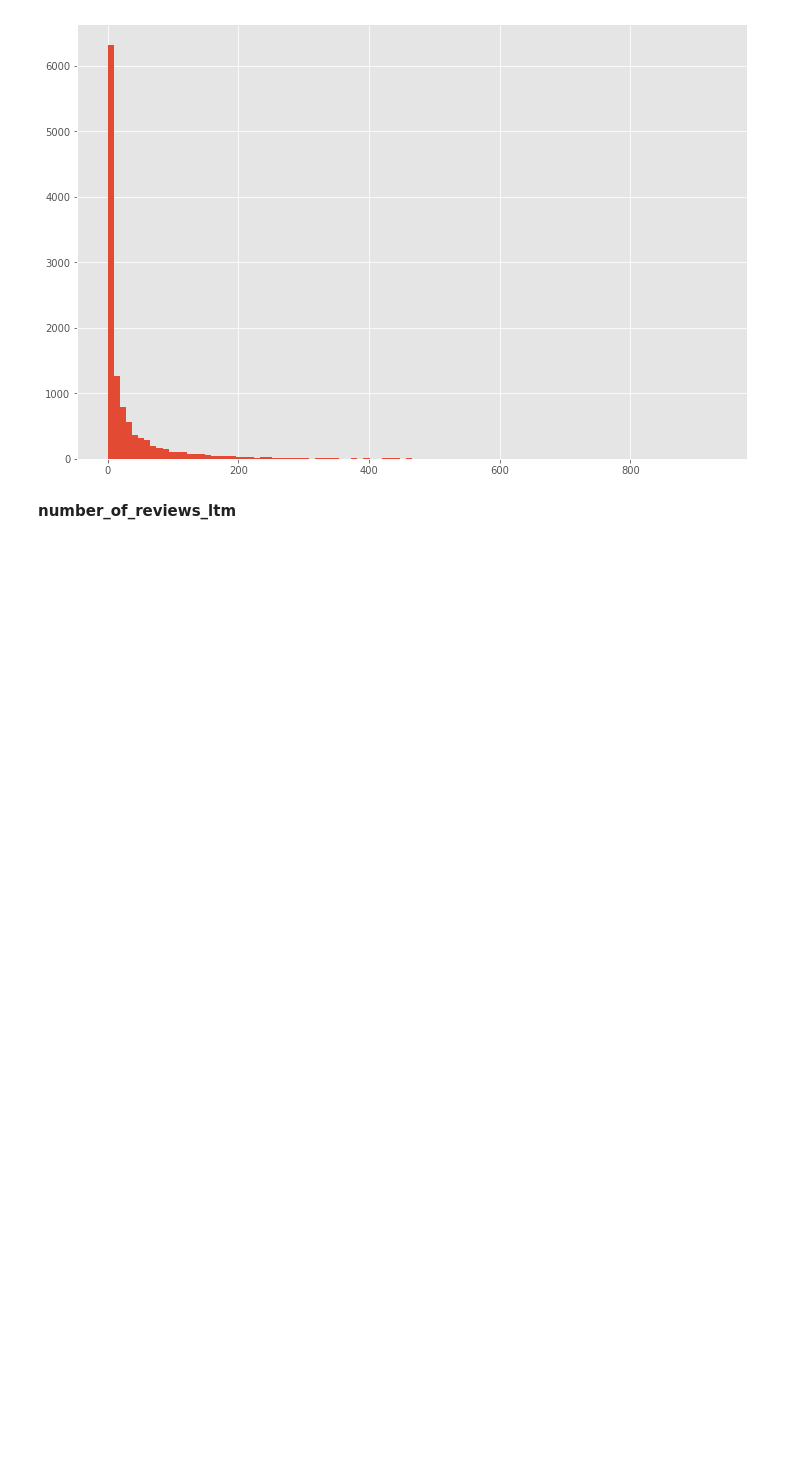
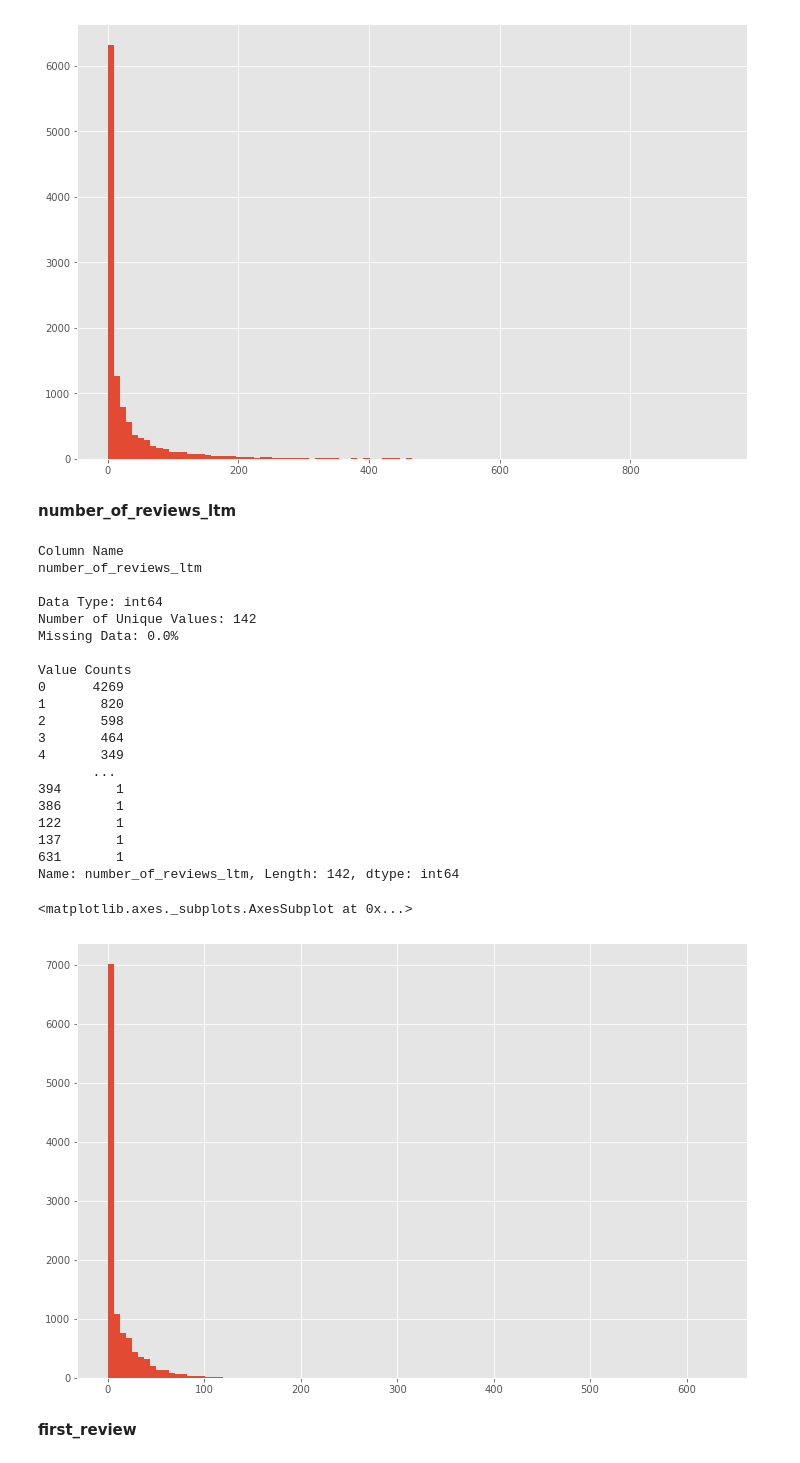
Before and after one commit to Z-Palamara/Capstone_1, a Jupyter notebook: Capstone 1- Data Cleaning and Pre-Processing.ipynb, the cells around one changed output. Cells and saved outputs as stored; diff of their text form; code cells hidden in the pictures; blank space fills up the shorter version.

```diff
--- a/Capstone 1- Data Cleaning and Pre-Processing.ipynb
+++ b/Capstone 1- Data Cleaning and Pre-Processing.ipynb
@@ -1176,3 +1182,6 @@ Name: availability_365, Length: 366, dtype: int64
+# %%
+#keeping availability for 90 days out and dropping the rest
+df.drop(['availability_30', 'availability_60', 'availability_365'], axis=1, inplace=True)
 # %% [markdown]
 **number_of_reviews**
 # %%
@@ -1205,4 +1215,33 @@ df.number_of_reviews.hist(bins=100)
 [figure]
 # %% [markdown]
 **number_of_reviews_ltm**
+# %%
+# number of reviews in the last 12 months
+col_info('number_of_reviews_ltm')
+df.number_of_reviews_ltm.hist(bins=100)
+# %% [output]
+Column Name
+number_of_reviews_ltm
+
+Data Type: int64
+Number of Unique Values: 142
+Missing Data: 0.0%
+
+Value Counts
+0      4269
+1       820
+2       598
+3       464
+4       349
+       ...
+394       1
+386       1
+122       1
+137       1
+631       1
+Name: number_of_reviews_ltm, Length: 142, dtype: int64
+<matplotlib.axes._subplots.AxesSubplot at 0x...>
+[figure, added]
+# %% [markdown]
+**first_review**
 # %%
```
Also changed, not shown: parts of 49 cells of this notebook.
